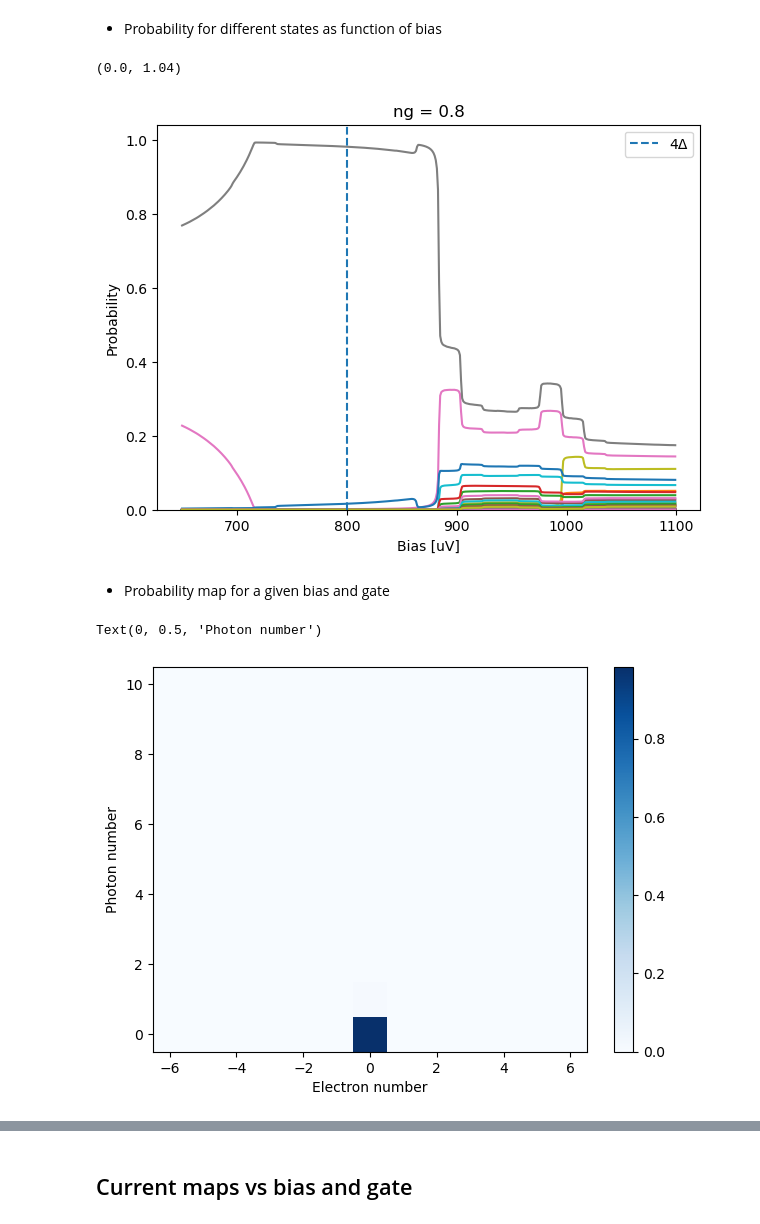
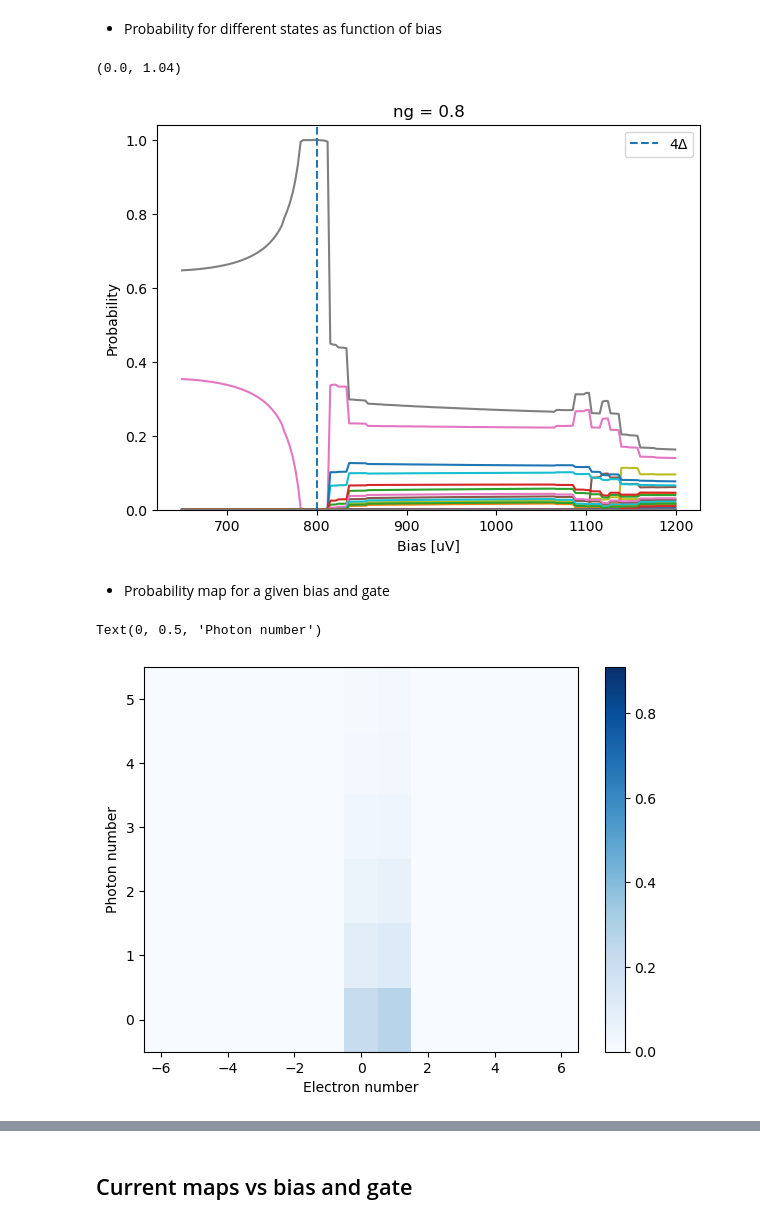
Before and after one commit to OgisT/RateEquations, a Jupyter notebook: RateEqs.ipynb, the cells around one changed output, grey strips where cells are left out. Saved outputs shown, nothing was run; the diff lists cells and outputs as text; code cells hidden in the pictures.

```diff
--- a/RateEqs.ipynb
+++ b/RateEqs.ipynb
@@ -475,0 +486,5 @@ Wall time: 1min 34s
+# %%
+%%time
+vtry = 100
+for kk in range(1000):
+    interp(vtry, vrate, ratearr)
@@ -1162,7 +1180,7 @@ axvline(4*200 + 2*Ec - 2*c.h*f/c.e*1e6)
 # %% [markdown]
 ## P($n_e$, $n_{ph}$) master equation
 # %%
-dyn = 1e-1
+dyn = 1e-2
 deltaAl = 200
 Ts = 0.05
 Tn = 0.05
@@ -1171,10 +1189,10 @@ SISISparams = (dyn, deltaAl, Tn, Ts)
 # %%
 %%time
 maxe = 3200
-de = 0.01
+de = 0.025
 vn = arange(-20, 2*deltaAl-20, 2)
 vn2 = arange(2*deltaAl-20, 2*deltaAl+20, 0.05)
-v = r_[arange(-1600, -20, 5), vn, vn2, arange(2*deltaAl+20, 1600, 20)]
+varr = r_[arange(-1600, -20, 5), vn, vn2, arange(2*deltaAl+20, 1600, 20)]
 ratearr = zeros_like(v, dtype = float)
 E = arange(-maxe, maxe, de, dtype=float)
 for i in range(len(v)):
@@ -1293,8 +1312,8 @@ def Gmatfixedresoptnondiag(nph1, nph2, ne, ne2, nphotontrunc):
 # %% [markdown]
 ### Creating a fixed photon number subspaces
 # %%
-v = arange(650,1100,1, float)
-ntrunc = 10
+v = arange(650,1200,2, float)
+ntrunc = 5
 eltrunc = 6
 phstates = arange(ntrunc+1)
 elstates = arange(-eltrunc, eltrunc + 1)
@@ -1305,11 +1324,11 @@ svec = zeros(len(elstates)*len(phstates))
 ϵ = 1e-3
 svec[0] = ϵ
 f = 4.811e9
-κ1 = 0.5
-κ2 = 0.5
+κ1 = 0.55
+κ2 = 0.45
 R=700e3
 #ng = 0
-nglist = linspace(-0.8,0.8, 200)
-Ec=70
+nglist = linspace(-0.8,0.8, 250)
+Ec=80
 meanphmap = zeros((len(nglist), len(v)))
 pnmmap = zeros((len(nglist), len(v), len(phstates), len(elstates)))
@@ -1358,7 +1414,7 @@ plot(A.sum(0))
 # %% [markdown]
 - Probability for different states as function of bias
 # %%
-for kk in range(99):
+for kk in range(78):
     plot(v, probn[:,kk])
 axvline(800, ls = '--', label = '4Δ')
 legend()
@@ -1368,19 +1424,19 @@ title('ng = ' + str(nglist[-1]))
 ylim(0,1.04)
 # %% [output]
 (0.0, 1.04)
-[figure, old version]
+[figure, new version]
 # %% [markdown]
 - Probability map for a given bias and gate
 # %%
-gind = argmin(abs(nglist - 0))
-vbind = argmin(abs(v - 790))
-pcolormesh(elstates, phstates, pnmmap[gind,vbind,:,:], cmap = 'Blues')
+gind = argmin(abs(nglist - 1.5))
+vbind = argmin(abs(v - 990))
+pcolormesh(elstates, phstates, pnmmap[gind,vbind,:,:], vmax = 0.91, cmap = 'Blues')
 colorbar()
 xlabel('Electron number')
 ylabel('Photon number')
 # %% [output]
 Text(0, 0.5, 'Photon number')
-[figure, old version]
+[figure, new version]
 # %%
 figure(figsize = (12, 8))
 pcolormesh(nglist, v, gf(meanphmap.T, (0.02,0.02)), cmap = 'Blues')
```
Also changed, not shown: parts of 42 cells of this notebook.
